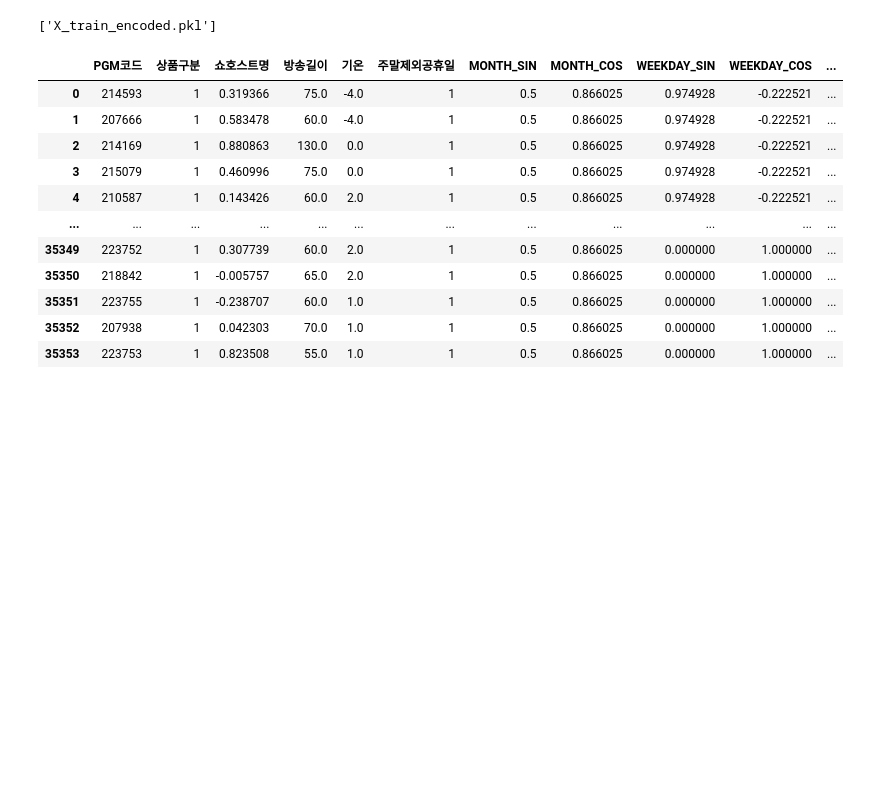
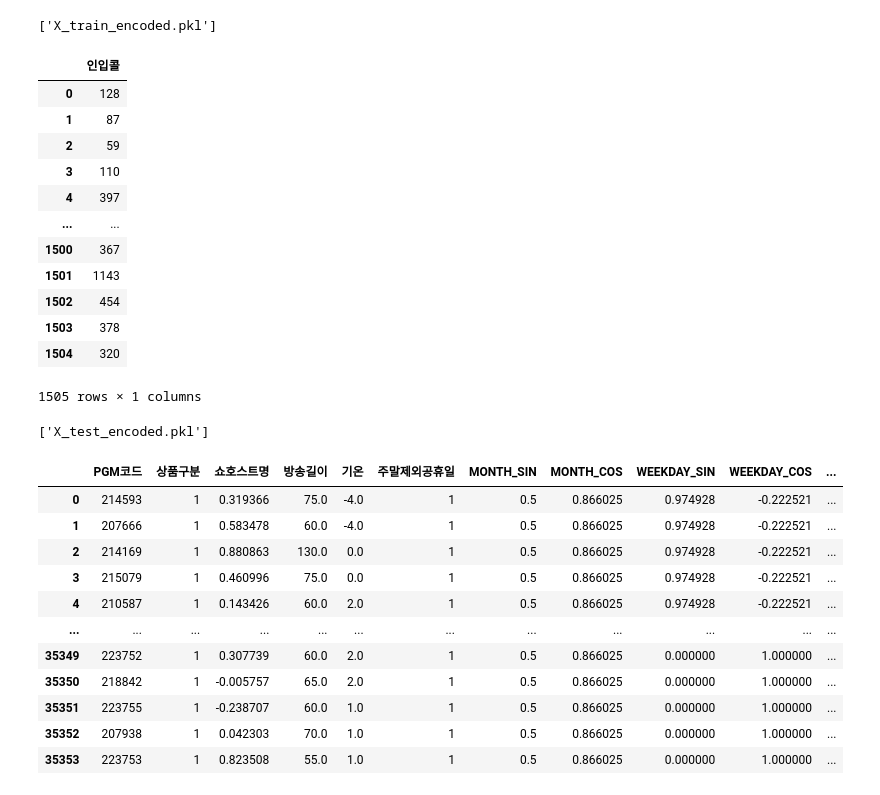
Before and after one commit to beomso0/predict_call, a Jupyter notebook: scores/Preprocessing.ipynb, the cells around one changed output. Cells and saved outputs as stored; diff of their text form; code cells hidden in the pictures; blank space fills up the shorter version.

```diff
--- a/scores/Preprocessing.ipynb
+++ b/scores/Preprocessing.ipynb
@@ -83,6 +126,29 @@ X_train = joblib.load('/Users/beomso0/Documents/GH/Hyundai/deploy_st/model/X_tra
 joblib.dump(ce.transform(X_train), 'X_train_encoded.pkl')
 # %% [output]
 ['X_train_encoded.pkl']
+# %%
+X_test= joblib.load('/Users/beomso0/Documents/GH/Hyundai/deploy_st/model/X_test.pkl')
+# %%
+y_test= joblib.load('/Users/beomso0/Documents/GH/Hyundai/deploy_st/model/y_test.pkl')
+pd.DataFrame(y_test)
+# %% [output]
+|  | 인입콜 |
+| 0 | 128 |
+| 1 | 87 |
+| 2 | 59 |
+| 3 | 110 |
+| 4 | 397 |
+| ... | ... |
+| 1500 | 367 |
+| 1501 | 1143 |
+| 1502 | 454 |
+| 1503 | 378 |
+| 1504 | 320 |
+1505 rows × 1 columns
+# %%
+joblib.dump(ce.transform(X_test), 'X_test_encoded.pkl')
+# %% [output]
+['X_test_encoded.pkl']
 # %%
 ce.transform(X_train)
 # %% [output]
```
Also changed, not shown: parts of 11 cells of this notebook, 1 other file.
